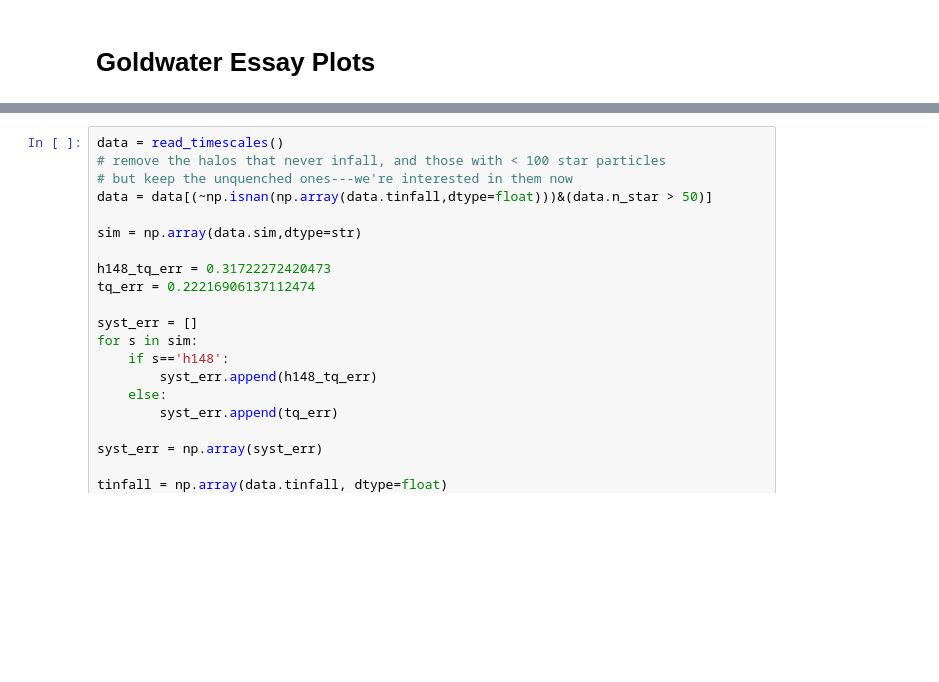
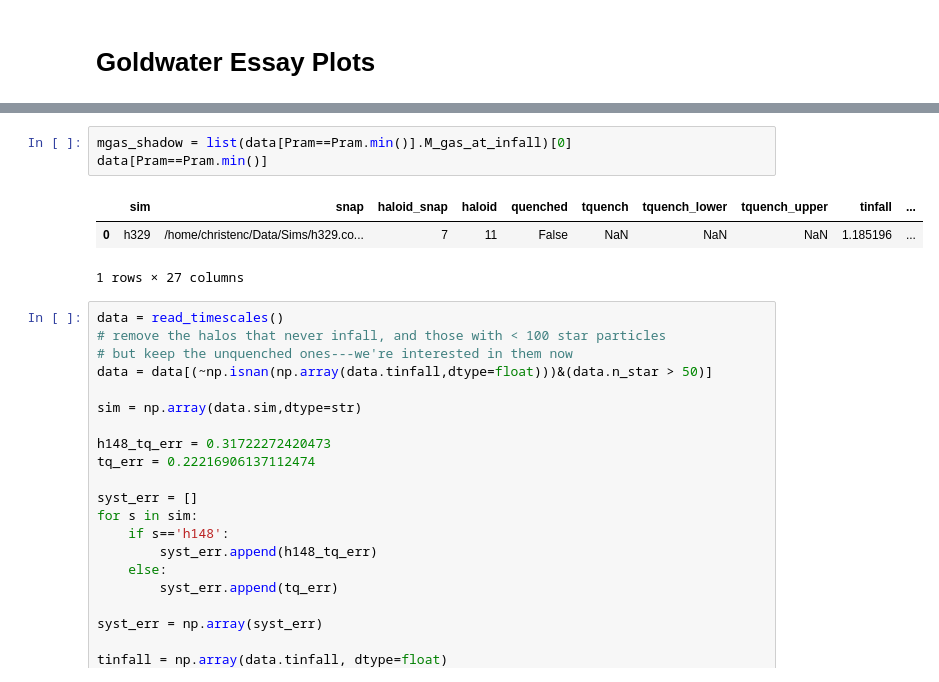
Before and after one commit to hollisakins/Justice_League_Code, a Jupyter notebook: Analysis/QuenchingTimescales/SFR_Quenching_Times.ipynb, the cells around one changed output, grey strips where cells are left out. Saved outputs shown, nothing was run; the diff lists cells and outputs as text; blank space fills up the shorter version.

```diff
--- a/Analysis/QuenchingTimescales/SFR_Quenching_Times.ipynb
+++ b/Analysis/QuenchingTimescales/SFR_Quenching_Times.ipynb
@@ -2035,3 +2021,10 @@ plt.show()
+# %%
+mgas_shadow = list(data[Pram==Pram.min()].M_gas_at_infall)[0]
+data[Pram==Pram.min()]
+# %% [output]
+|  | sim | snap | haloid_snap | haloid | quenched | tquench | tquench_lower | tquench_upper | tinfall | ... |
+| 0 | h329 | /home/christenc/Data/Sims/h329.co... | 7 | 11 | False | NaN | NaN | NaN | 1.185196 | ... |
+1 rows × 27 columns
 # %%
 data = read_timescales()
 # remove the halos that never infall, and those with < 100 star particles
```
Also changed, not shown: parts of 3 cells of this notebook, 33 other files.
